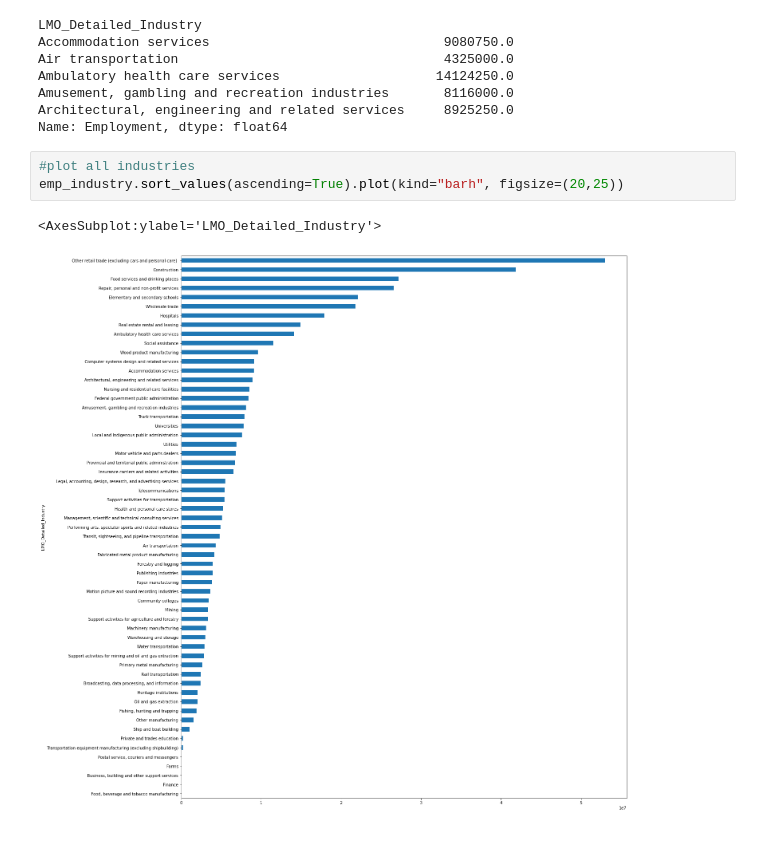
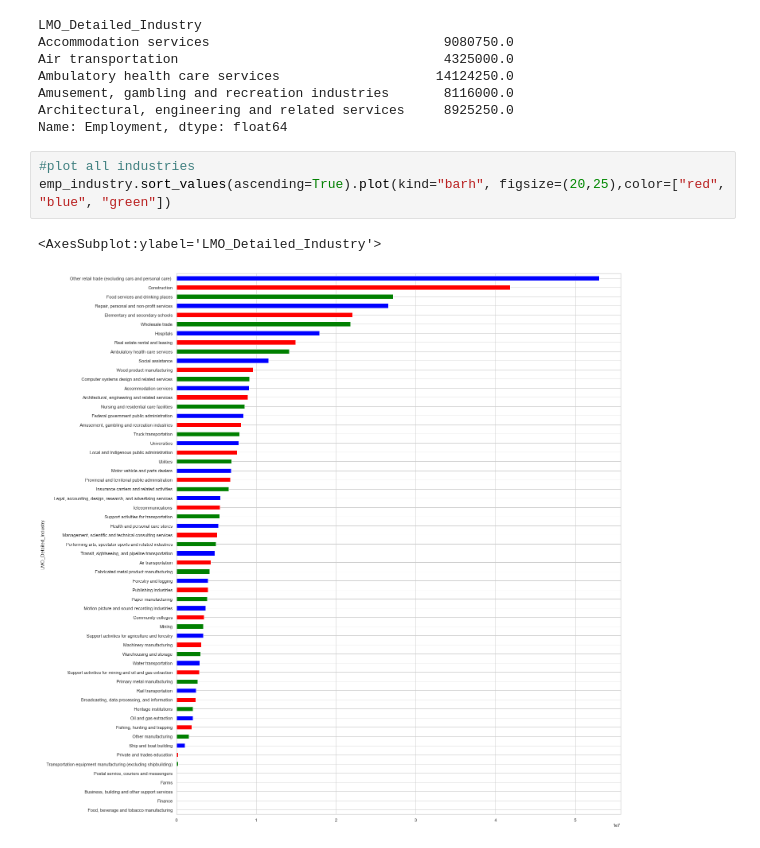
Before and after one commit to geehaad/Time-Series-Analysis-of-NAICS, a Jupyter notebook: Time Series Analysis of NAICS-Copy1.ipynb, the cells around one changed output. Cells and saved outputs as stored; diff of their text form.

```diff
--- a/Time Series Analysis of NAICS-Copy1.ipynb
+++ b/Time Series Analysis of NAICS-Copy1.ipynb
@@ -413,7 +413,7 @@ Architectural, engineering and related services     8925250.0
 Name: Employment, dtype: float64
 # %%
 #plot all industries
-emp_industry.sort_values(ascending=True).plot(kind="barh", figsize=(20,25))
+emp_industry.sort_values(ascending=True).plot(kind="barh", figsize=(20,25),color=["red", "blue", "green"])
 # %% [output]
 <AxesSubplot:ylabel='LMO_Detailed_Industry'>
-[figure, old version]
+[figure, new version]
```
Also changed, not shown: parts of 2 cells of this notebook.
